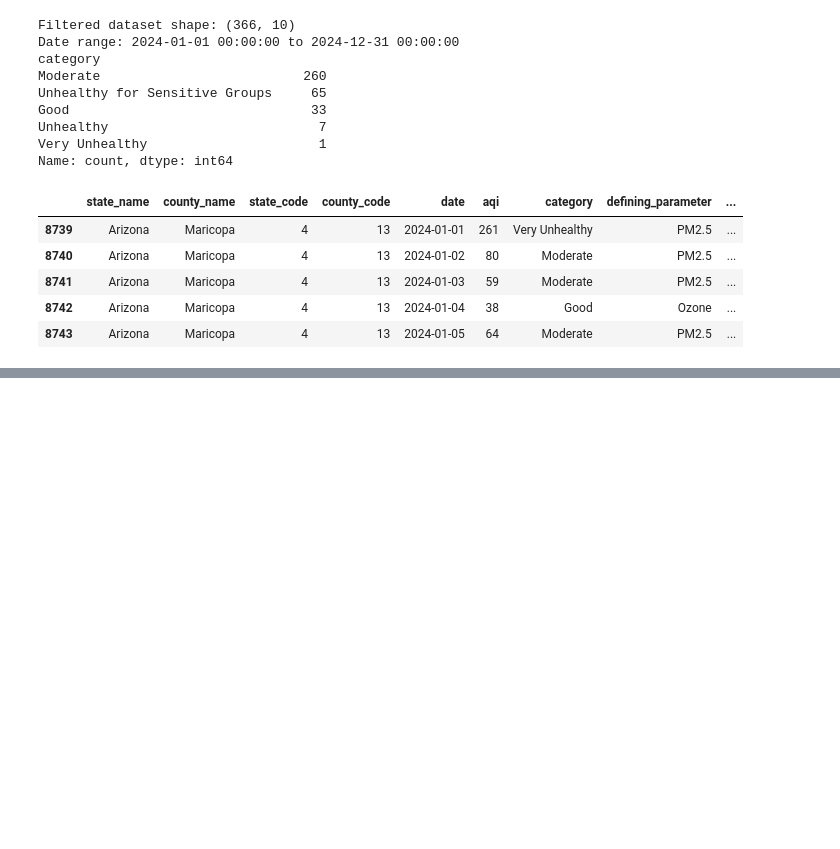
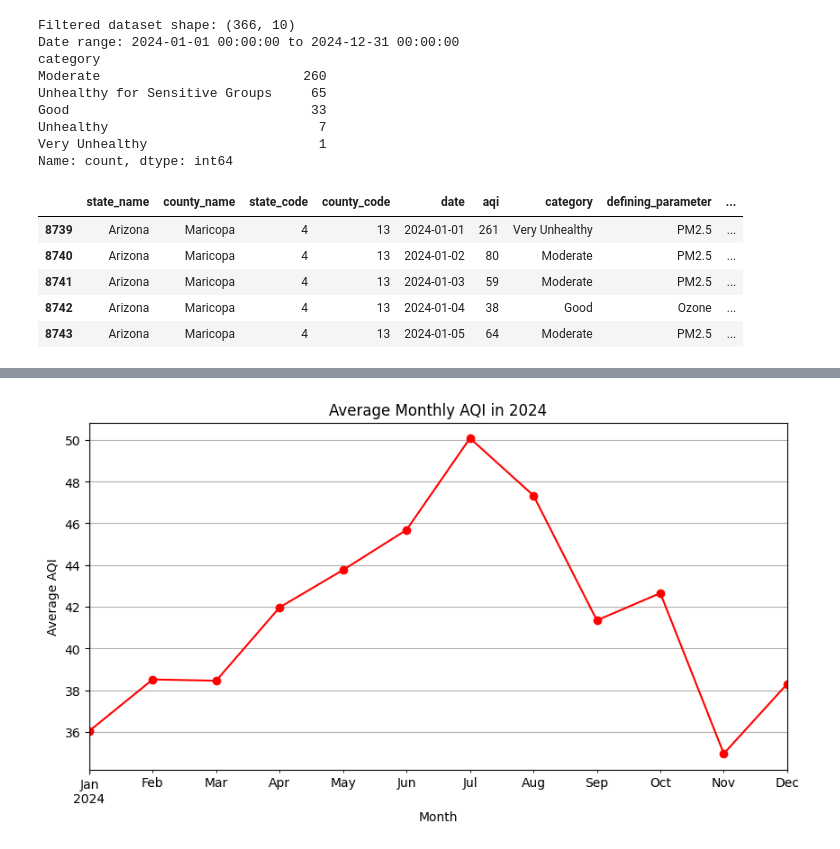
Before and after one commit to Shumail-Khan/Air-Quality-Index-Project, a Jupyter notebook: AQI_Data_EDA.ipynb, the cells around one changed output, grey strips where cells are left out. Saved outputs shown, nothing was run; the diff lists cells and outputs as text; code cells hidden in the pictures; blank space fills up the shorter version.

```diff
--- a/AQI_Data_EDA.ipynb
+++ b/AQI_Data_EDA.ipynb
@@ -240,0 +289,12 @@ Name: count, dtype: int64
+# %%
+monthly_aqi = df.groupby("month")["aqi"].mean()
+
+plt.figure(figsize=(10,5))
+monthly_aqi.plot(marker="o", color="red")
+plt.title("Average Monthly AQI in 2024")
+plt.xlabel("Month")
+plt.ylabel("Average AQI")
+plt.grid(True)
+plt.show()
+# %% [output]
+[figure, added]
```
Also changed, not shown: parts of 30 cells of this notebook, 1 other file.
